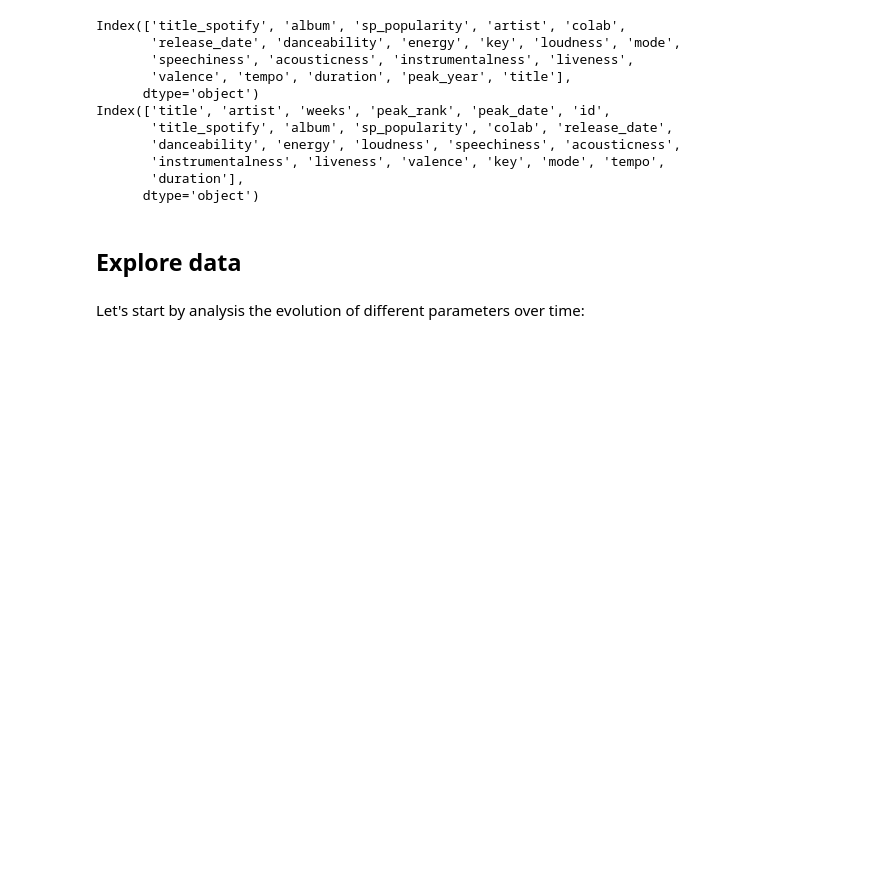
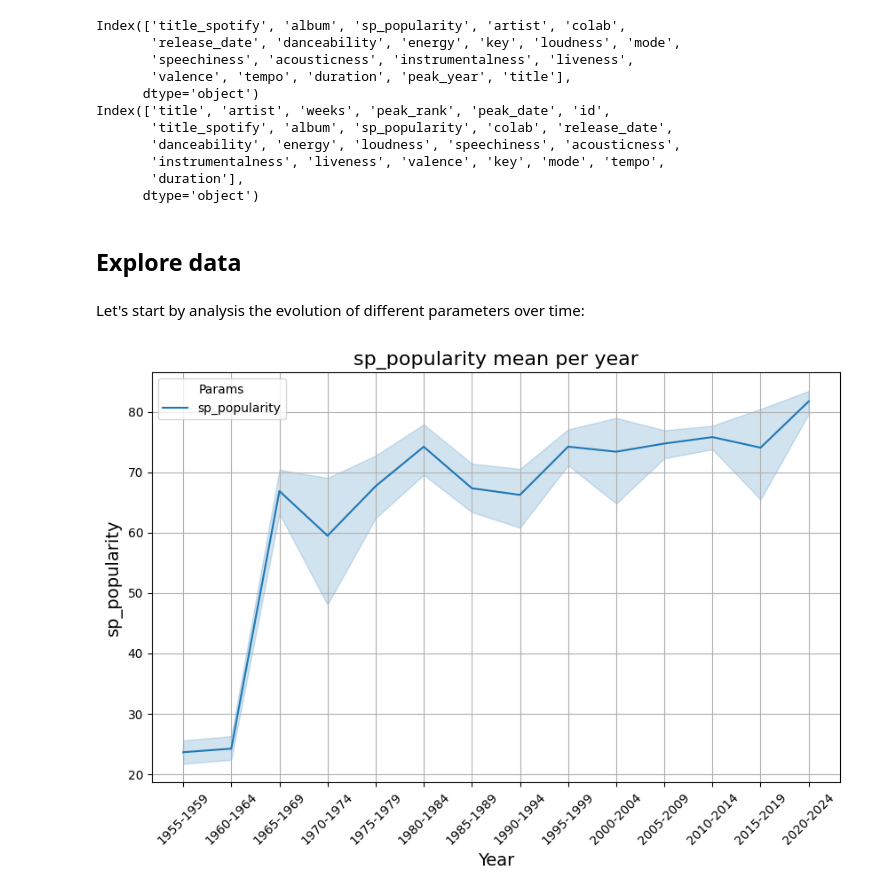
Before and after one commit to cristinaramirezdiaz/ironhack-w3-popatoms, a Jupyter notebook: main.ipynb, the cells around one changed output. Drawn from its saved outputs; the diff is of its cells as text; code cells hidden in the pictures; blank space fills up the shorter version.

```diff
--- a/main.ipynb
+++ b/main.ipynb
@@ -210,4 +210,10 @@ Let's start by analysis the evolution of different parameters over time:
 # %%
 # load the combined df
 aax_combined = pd.read_csv("df_aax_combined.csv")
+# %%
+# Plot line charts of popularity:
+
+plot_year_mean(aax_combined, type="line", params=['sp_popularity'], year_column='lustrum')
+# %% [output]
+[figure, added]
 # %%
```
Also changed, not shown: parts of 3 cells of this notebook.
